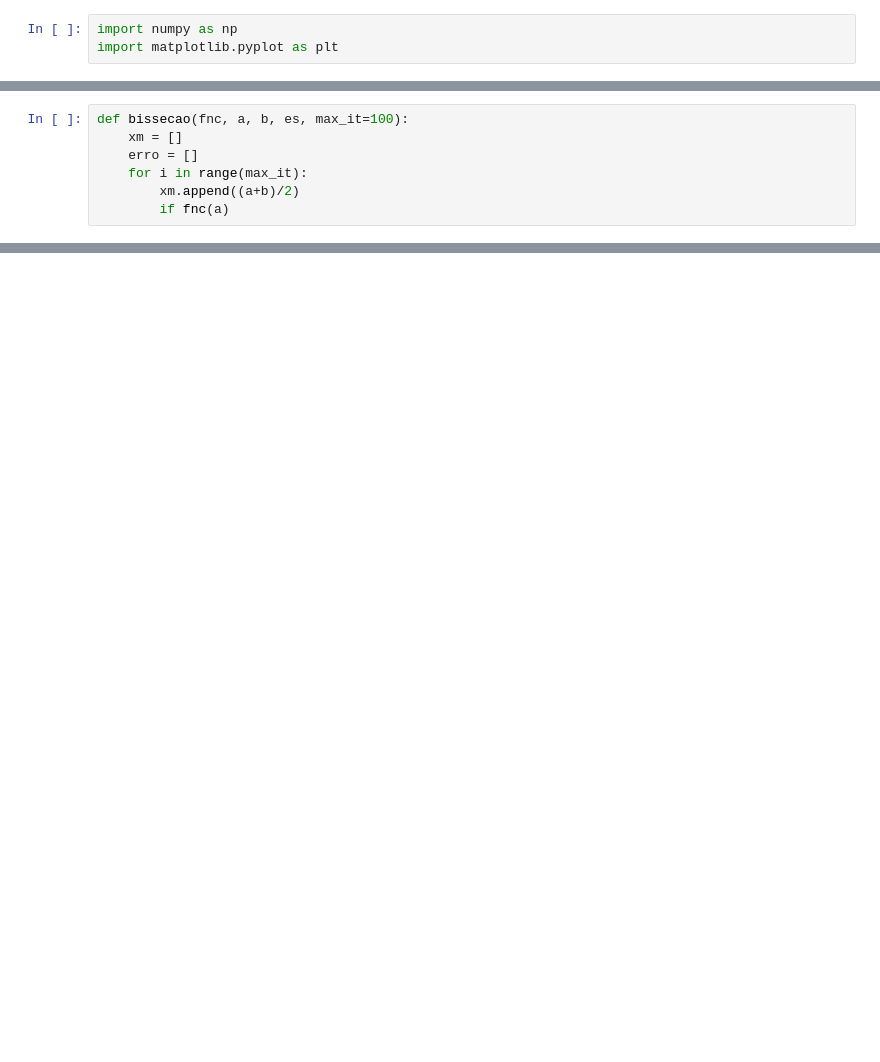
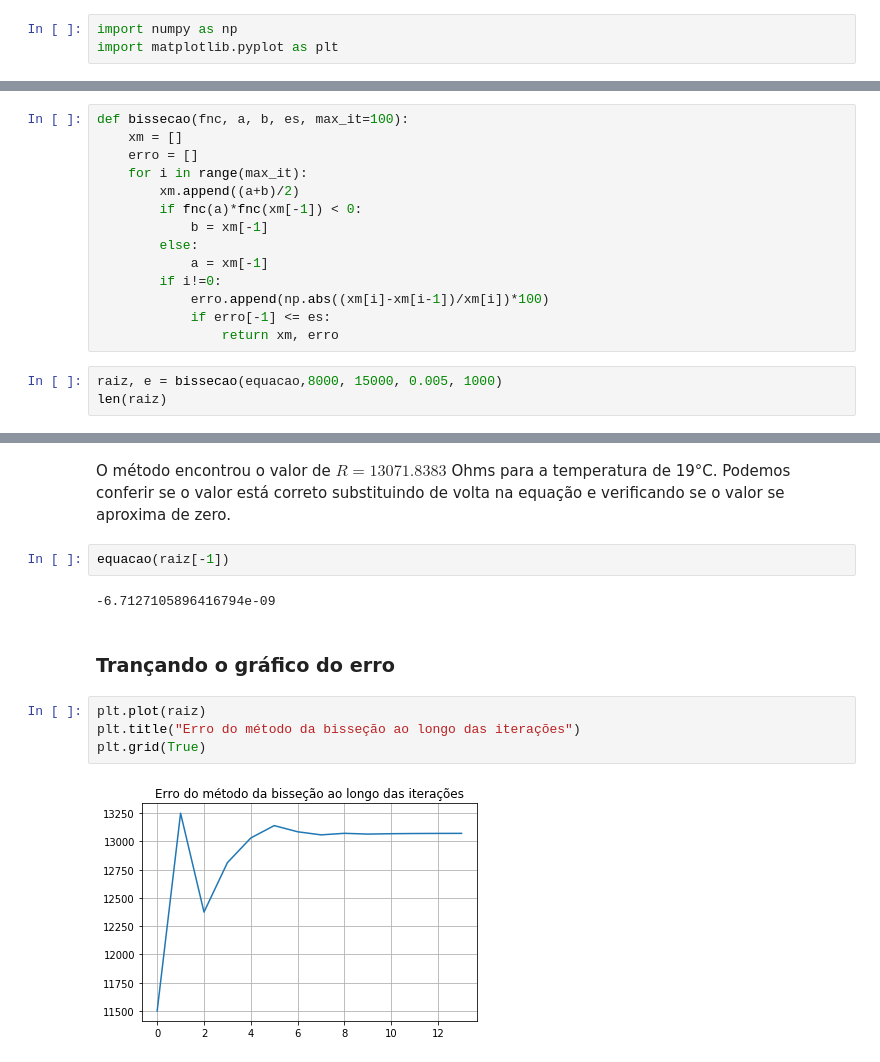
Before and after one commit to lacouth/metodos_numericos, a Jupyter notebook: raizes/Raízes Projeto.ipynb, the cells around one changed output, grey strips where cells are left out. Saved outputs shown, nothing was run; the diff lists cells and outputs as text; blank space fills up the shorter version.

```diff
--- a/raizes/Raízes Projeto.ipynb
+++ b/raizes/Raízes Projeto.ipynb
@@ -37,4 +53,14 @@ def bissecao(fnc, a, b, es, max_it=100):
     erro = []
     for i in range(max_it):
         xm.append((a+b)/2)
-        if fnc(a)
+        if fnc(a)*fnc(xm[-1]) < 0:
+            b = xm[-1]
+        else:
+            a = xm[-1]
+        if i!=0:
+            erro.append(np.abs((xm[i]-xm[i-1])/xm[i])*100)
+            if erro[-1] <= es:
+                return xm, erro
+# %%
+raiz, e = bissecao(equacao,8000, 15000, 0.005, 1000)
+len(raiz)
@@ -40,0 +88,14 @@ def bissecao(fnc, a, b, es, max_it=100):
+# %% [markdown]
+O método encontrou o valor de $R = 13071.8383$ Ohms para a temperatura de 19°C. Podemos conferir se o valor está correto substituindo de volta na equação e verificando se o valor se aproxima de zero.
+# %%
+equacao(raiz[-1])
+# %% [output]
+-6.7127105896416794e-09
+# %% [markdown]
+### Trançando o gráfico do erro
+# %%
+plt.plot(raiz)
+plt.title("Erro do método da bisseção ao longo das iterações")
+plt.grid(True)
+# %% [output]
+[figure, added]
```
Also changed, not shown: parts of 23 cells of this notebook, 2 other files.
